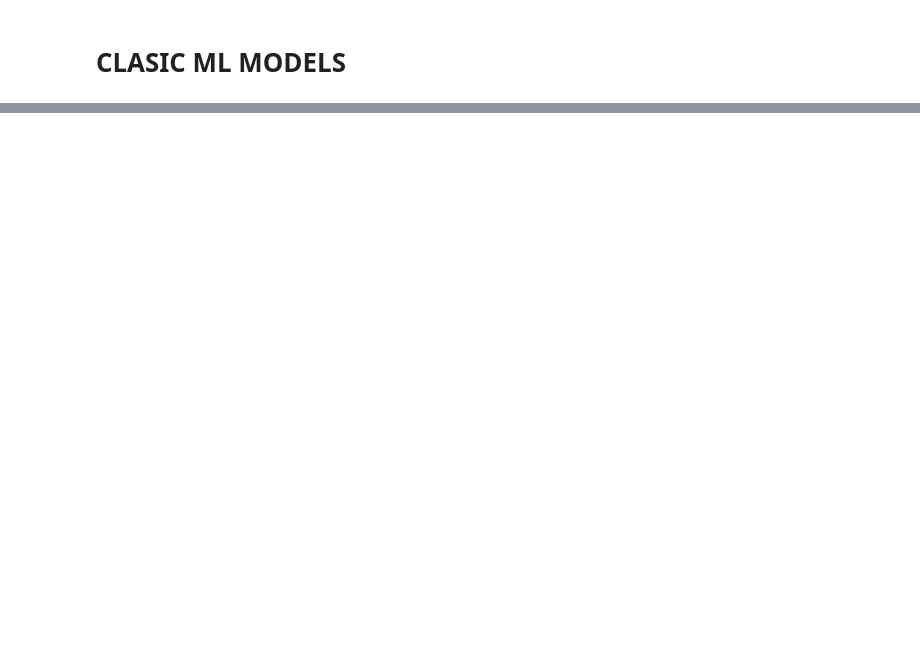
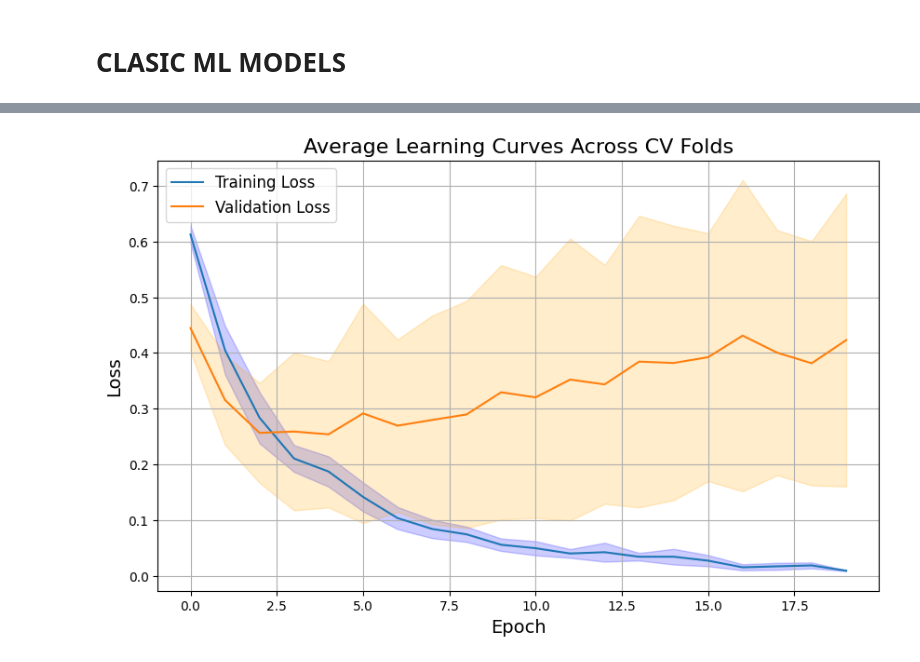
Before and after one commit to dtx1007/tfg_24_25, a Jupyter notebook: prototypes/torch_nn.ipynb, the cells around one changed output, grey strips where cells are left out. Drawn from its saved outputs; the diff is of its cells as text; code cells hidden in the pictures; blank space fills up the shorter version.

```diff
--- a/prototypes/torch_nn.ipynb
+++ b/prototypes/torch_nn.ipynb
@@ -682,0 +845,32 @@ for name in models.keys():
+# %%
+# Plot training and validation loss curves
+def plot_learning_curves(nn_fold_results):
+    # Calculate mean training and validation losses across all folds
+    train_losses_by_epoch = np.array(nn_fold_results['train_losses']).mean(axis=0)
+    val_losses_by_epoch = np.array(nn_fold_results['val_losses']).mean(axis=0)
+
+    plt.figure(figsize=(10, 6))
+    plt.plot(train_losses_by_epoch, label='Training Loss')
+    plt.plot(val_losses_by_epoch, label='Validation Loss')
+    plt.title('Average Learning Curves Across CV Folds', fontsize=16)
+    plt.xlabel('Epoch', fontsize=14)
+    plt.ylabel('Loss', fontsize=14)
+    plt.legend(fontsize=12)
+    plt.grid(True)
+
+    # Standard deviation shading
+    if len(nn_fold_results['train_losses']) > 1:
+        train_std = np.array(nn_fold_results['train_losses']).std(axis=0)
+        val_std = np.array(nn_fold_results['val_losses']).std(axis=0)
+
+        epochs = range(len(train_losses_by_epoch))
+        plt.fill_between(epochs, train_losses_by_epoch - train_std,
+                         train_losses_by_epoch + train_std, alpha=0.2, color='blue')
+        plt.fill_between(epochs, val_losses_by_epoch - val_std,
+                         val_losses_by_epoch + val_std, alpha=0.2, color='orange')
+
+    plt.show()
+
+plot_learning_curves(nn_fold_results)
+# %% [output]
+[figure, added]
```
Also changed, not shown: parts of 22 cells of this notebook, 3 other files.
